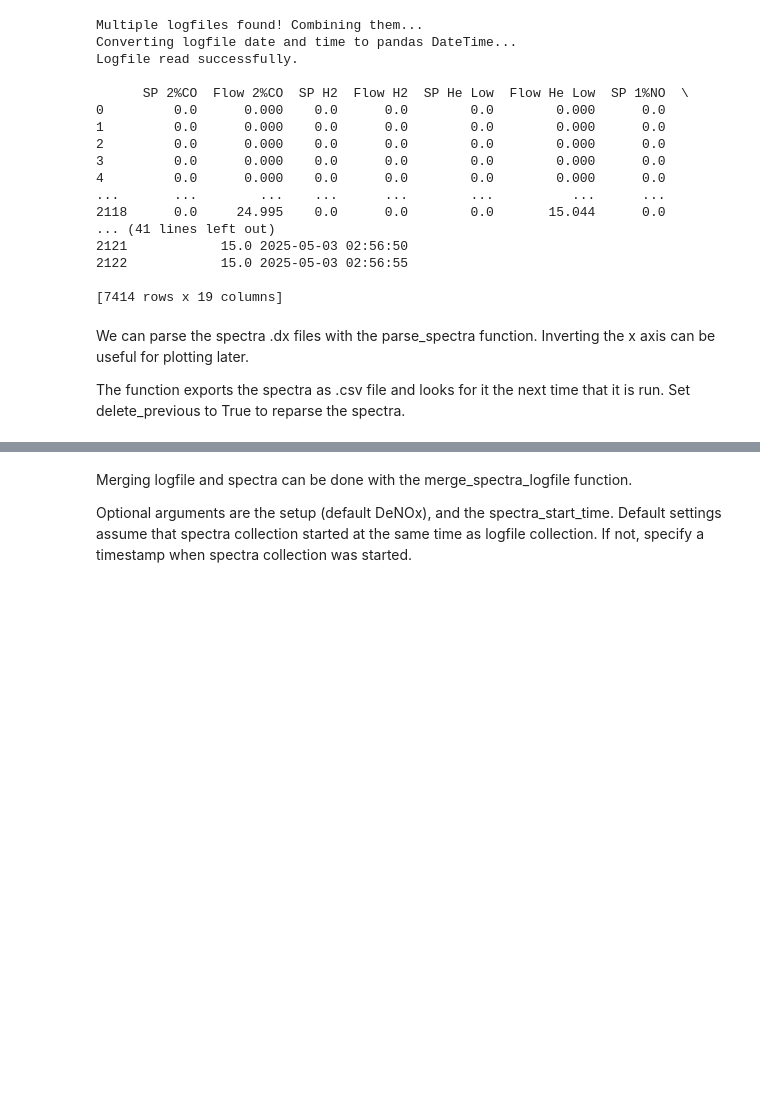
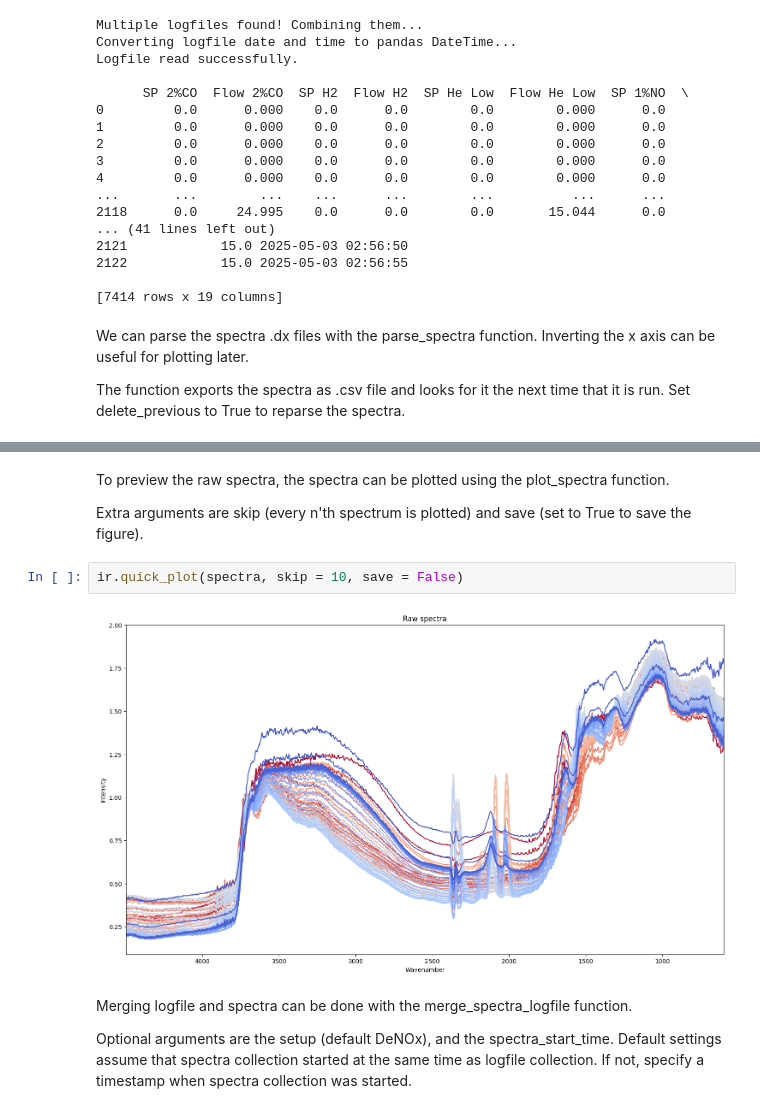
Before and after one commit to TessaBonneur/DRIFTS-analysis, a Jupyter notebook: example_Notebook.ipynb, the cells around one changed output, grey strips where cells are left out. Cells and saved outputs as stored; diff of their text form; blank space fills up the shorter version.

```diff
--- a/example_Notebook.ipynb
+++ b/example_Notebook.ipynb
@@ -57,6 +57,14 @@ Wavenumber                          4497.331800  4495.903622  4494.475444  \
 250502_HTE002_CAL005_COox_001_0699     2.194025     2.245082     2.325121
 
 [700 rows x 2730 columns]
+# %% [markdown]
+To preview the raw spectra, the spectra can be plotted using the plot_spectra function.
+
+Extra arguments are skip (every n'th spectrum is plotted) and save (set to True to save the figure).
+# %%
+ir.quick_plot(spectra, skip = 10, save = False)
+# %% [output]
+[figure, added]
 # %% [markdown]
 Merging logfile and spectra can be done with the merge_spectra_logfile function.
 
```
Also changed, not shown: parts of 3 cells of this notebook, 1 other file.
